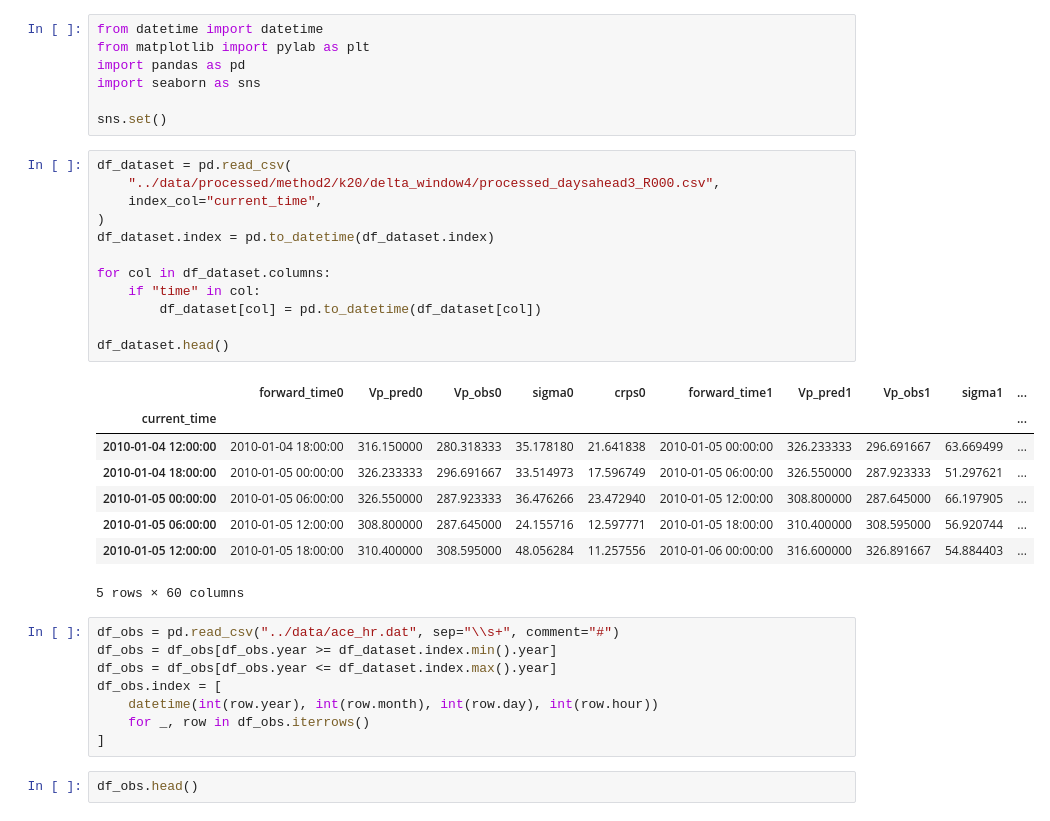
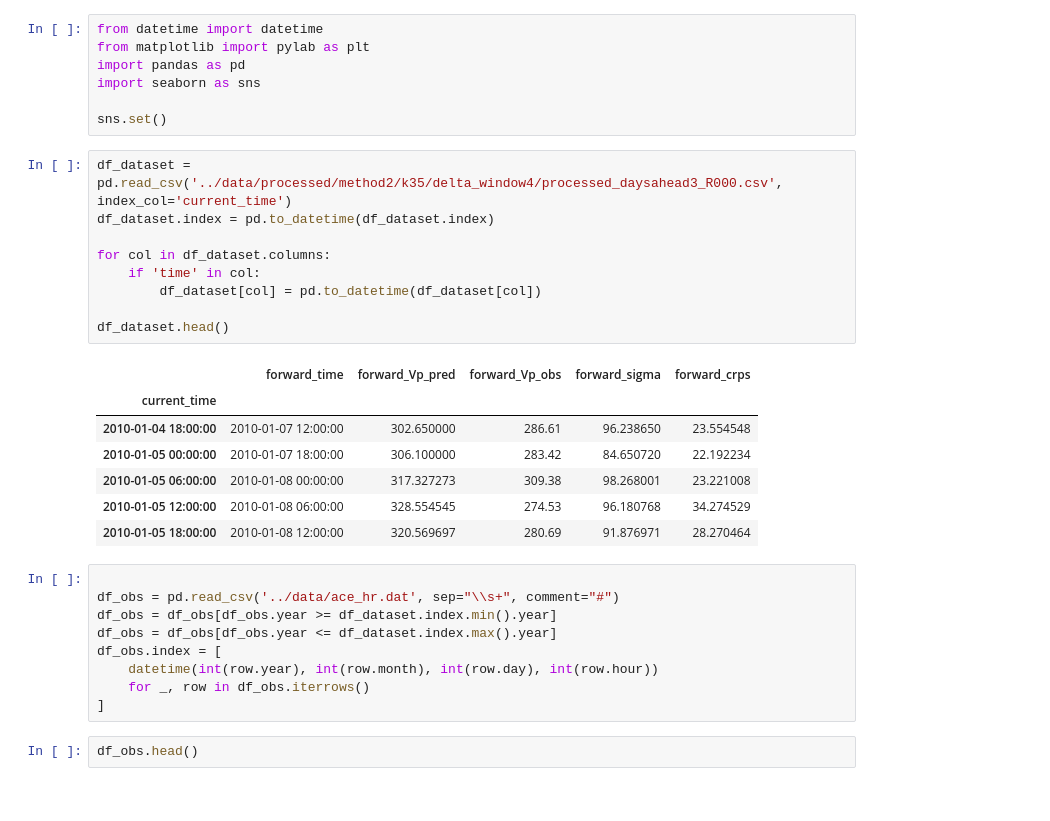
Before and after one commit to ddasilva/wsa_knn_uncertainty_v2, a Jupyter notebook: notebooks/Error Bar Illustration.ipynb, the cells around one changed output. Drawn from its saved outputs; the diff is of its cells as text.

```diff
--- a/notebooks/Error Bar Illustration.ipynb
+++ b/notebooks/Error Bar Illustration.ipynb
@@ -8,28 +8,25 @@ import seaborn as sns
 
 sns.set()
 # %%
-df_dataset = pd.read_csv(
-    "../data/processed/method2/k20/delta_window4/processed_daysahead3_R000.csv",
-    index_col="current_time",
-)
+df_dataset = pd.read_csv('../data/processed/method2/k35/delta_window4/processed_daysahead3_R000.csv', index_col='current_time')
 df_dataset.index = pd.to_datetime(df_dataset.index)
 
 for col in df_dataset.columns:
-    if "time" in col:
+    if 'time' in col:
         df_dataset[col] = pd.to_datetime(df_dataset[col])
 
 df_dataset.head()
 # %% [output]
-|  | forward_time0 | Vp_pred0 | Vp_obs0 | sigma0 | crps0 | forward_time1 | Vp_pred1 | Vp_obs1 | sigma1 | ... |
-| current_time |  |  |  |  |  |  |  |  |  | ... |
-| 2010-01-04 12:00:00 | 2010-01-04 18:00:00 | 316.150000 | 280.318333 | 35.178180 | 21.641838 | 2010-01-05 00:00:00 | 326.233333 | 296.691667 | 63.669499 | ... |
-| 2010-01-04 18:00:00 | 2010-01-05 00:00:00 | 326.233333 | 296.691667 | 33.514973 | 17.596749 | 2010-01-05 06:00:00 | 326.550000 | 287.923333 | 51.297621 | ... |
-| 2010-01-05 00:00:00 | 2010-01-05 06:00:00 | 326.550000 | 287.923333 | 36.476266 | 23.472940 | 2010-01-05 12:00:00 | 308.800000 | 287.645000 | 66.197905 | ... |
-| 2010-01-05 06:00:00 | 2010-01-05 12:00:00 | 308.800000 | 287.645000 | 24.155716 | 12.597771 | 2010-01-05 18:00:00 | 310.400000 | 308.595000 | 56.920744 | ... |
-| 2010-01-05 12:00:00 | 2010-01-05 18:00:00 | 310.400000 | 308.595000 | 48.056284 | 11.257556 | 2010-01-06 00:00:00 | 316.600000 | 326.891667 | 54.884403 | ... |
+|  | forward_time | forward_Vp_pred | forward_Vp_obs | forward_sigma | forward_crps |
+| current_time |  |  |  |  |  |
+| 2010-01-04 18:00:00 | 2010-01-07 12:00:00 | 302.650000 | 286.61 | 96.238650 | 23.554548 |
+| 2010-01-05 00:00:00 | 2010-01-07 18:00:00 | 306.100000 | 283.42 | 84.650720 | 22.192234 |
+| 2010-01-05 06:00:00 | 2010-01-08 00:00:00 | 317.327273 | 309.38 | 98.268001 | 23.221008 |
+| 2010-01-05 12:00:00 | 2010-01-08 06:00:00 | 328.554545 | 274.53 | 96.180768 | 34.274529 |
+| 2010-01-05 18:00:00 | 2010-01-08 12:00:00 | 320.569697 | 280.69 | 91.876971 | 28.270464 |
-5 rows × 60 columns
 # %%
-df_obs = pd.read_csv("../data/ace_hr.dat", sep="\\s+", comment="#")
+
+df_obs = pd.read_csv('../data/ace_hr.dat', sep="\\s+", comment="#")
 df_obs = df_obs[df_obs.year >= df_dataset.index.min().year]
 df_obs = df_obs[df_obs.year <= df_dataset.index.max().year]
 df_obs.index = [
```
Also changed, not shown: parts of 1 cell of this notebook, 7 other files.
